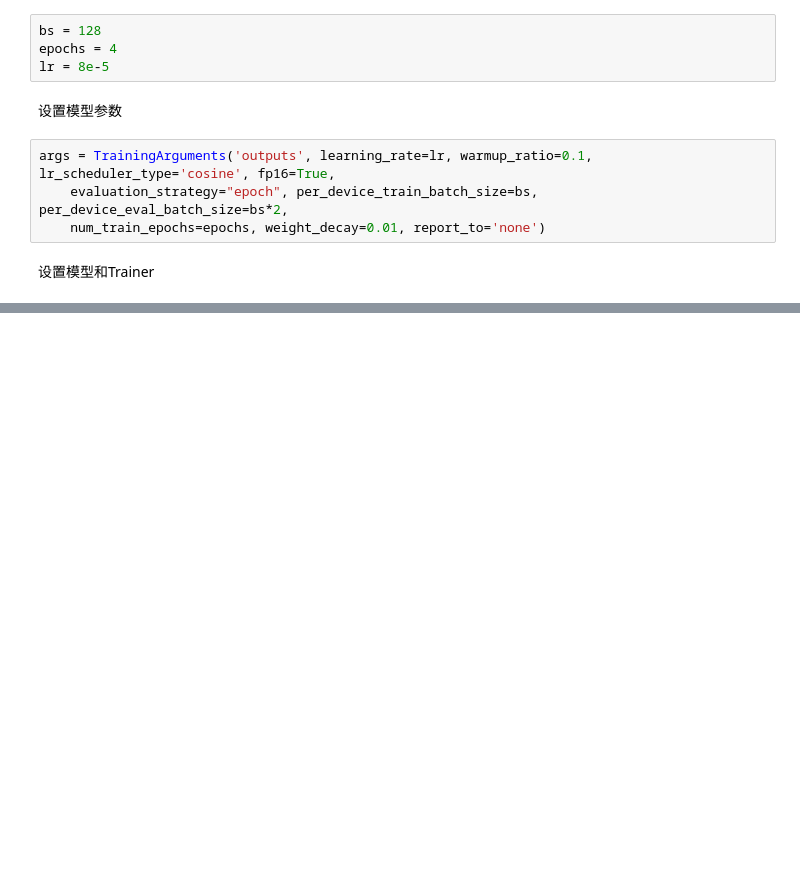
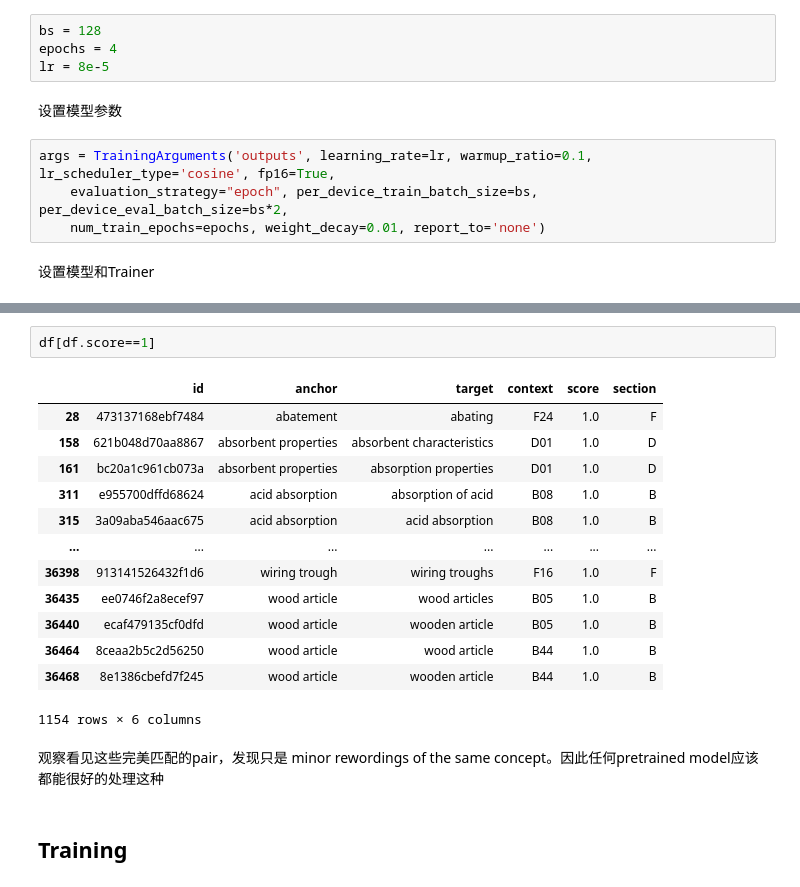
Before and after one commit to zhukuixi/Fastai, a Jupyter notebook: fastai_lesson4_Transformer.ipynb, the cells around one changed output, grey strips where cells are left out. Drawn from its saved outputs; the diff is of its cells as text; blank space fills up the shorter version.

```diff
--- a/fastai_lesson4_Transformer.ipynb
+++ b/fastai_lesson4_Transformer.ipynb
@@ -286,0 +413,20 @@ submission.to_csv('submission.csv', index=False)
+# %%
+df[df.score==1]
+# %% [output]
+|  | id | anchor | target | context | score | section |
+| 28 | 473137168ebf7484 | abatement | abating | F24 | 1.0 | F |
+| 158 | 621b048d70aa8867 | absorbent properties | absorbent characteristics | D01 | 1.0 | D |
+| 161 | bc20a1c961cb073a | absorbent properties | absorption properties | D01 | 1.0 | D |
+| 311 | e955700dffd68624 | acid absorption | absorption of acid | B08 | 1.0 | B |
+| 315 | 3a09aba546aac675 | acid absorption | acid absorption | B08 | 1.0 | B |
+| ... | ... | ... | ... | ... | ... | ... |
+| 36398 | 913141526432f1d6 | wiring trough | wiring troughs | F16 | 1.0 | F |
+| 36435 | ee0746f2a8ecef97 | wood article | wood articles | B05 | 1.0 | B |
+| 36440 | ecaf479135cf0dfd | wood article | wooden article | B05 | 1.0 | B |
+| 36464 | 8ceaa2b5c2d56250 | wood article | wood article | B44 | 1.0 | B |
+| 36468 | 8e1386cbefd7f245 | wood article | wooden article | B44 | 1.0 | B |
+1154 rows × 6 columns
+# %% [markdown]
+观察看见这些完美匹配的pair，发现只是 minor rewordings of the same concept。因此任何pretrained model应该都能很好的处理这种
+# %% [markdown]
+## Training
```
Also changed, not shown: parts of 76 cells of this notebook.
